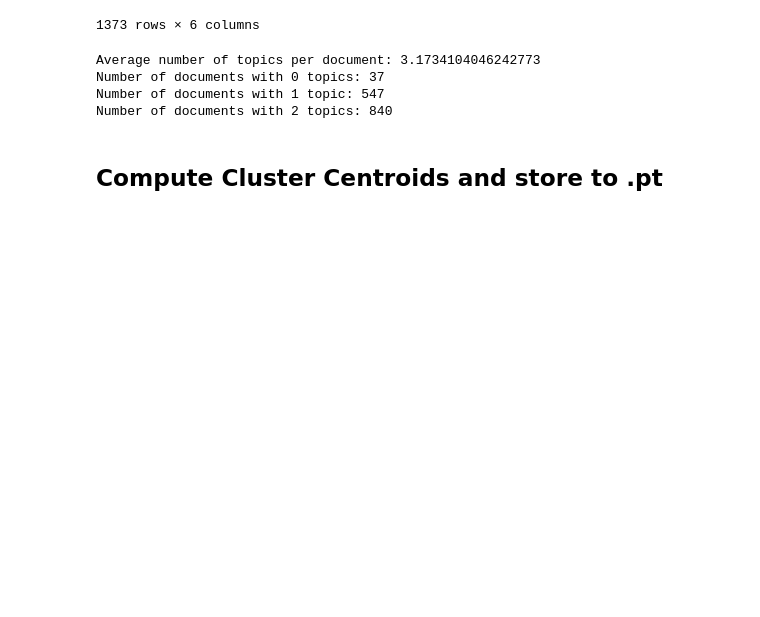
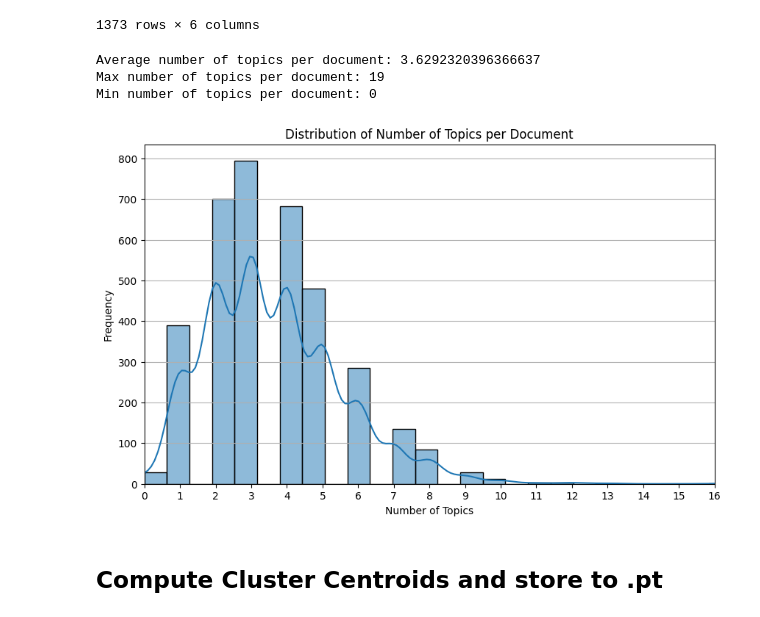
Before and after one commit to Brian-Konr/d2qplus, a Jupyter notebook: playground/topic-modeling/topic_modeling.ipynb, the cells around one changed output. Drawn from its saved outputs; the diff is of its cells as text; code cells hidden in the pictures; blank space fills up the shorter version.

```diff
--- a/playground/topic-modeling/topic_modeling.ipynb
+++ b/playground/topic-modeling/topic_modeling.ipynb
@@ -843,17 +809,33 @@ enhanced_df
 1373 rows × 6 columns
 # %%
 import json
-with open("/home/guest/r12922050/GitHub/d2qplus/topics/nfcorpus/topic_modeling_sentence.jsonl", "r") as f:
+with open("/home/guest/r12922050/GitHub/d2qplus/augmented-data/nfcorpus/topics/0604/doc_topics.jsonl", "r") as f:
     corpus_topic = [json.loads(line) for line in f]
 # average of topic num
 topic_num = []
 for doc in corpus_topic:
     topic_num.append(len(doc['topics']))
+
+print(f"Average number of topics per document: {sum(topic_num) / len(topic_num)}")
+print(f"Max number of topics per document: {max(topic_num)}")
+print(f"Min number of topics per document: {min(topic_num)}")
+import matplotlib.pyplot as plt
+import seaborn as sns
+import numpy as np
+plt.figure(figsize=(10, 6))
+sns.histplot(topic_num, bins=30, kde=True)
+plt.title('Distribution of Number of Topics per Document')
+plt.xlabel('Number of Topics')
+plt.ylabel('Frequency')
+plt.xlim(0, 16)
+plt.xticks(np.arange(0, 17, 1))
+plt.grid(axis='y')
+plt.show()
 # %% [output]
-Average number of topics per document: 3.1734104046242773
-Number of documents with 0 topics: 37
-Number of documents with 1 topic: 547
-Number of documents with 2 topics: 840
+Average number of topics per document: 3.6292320396366637
+Max number of topics per document: 19
+Min number of topics per document: 0
+[figure, added]
 # %% [markdown]
 ## Compute Cluster Centroids and store to .pt
 # %%
```
Also changed, not shown: parts of 3 cells of this notebook, 29 other files.
